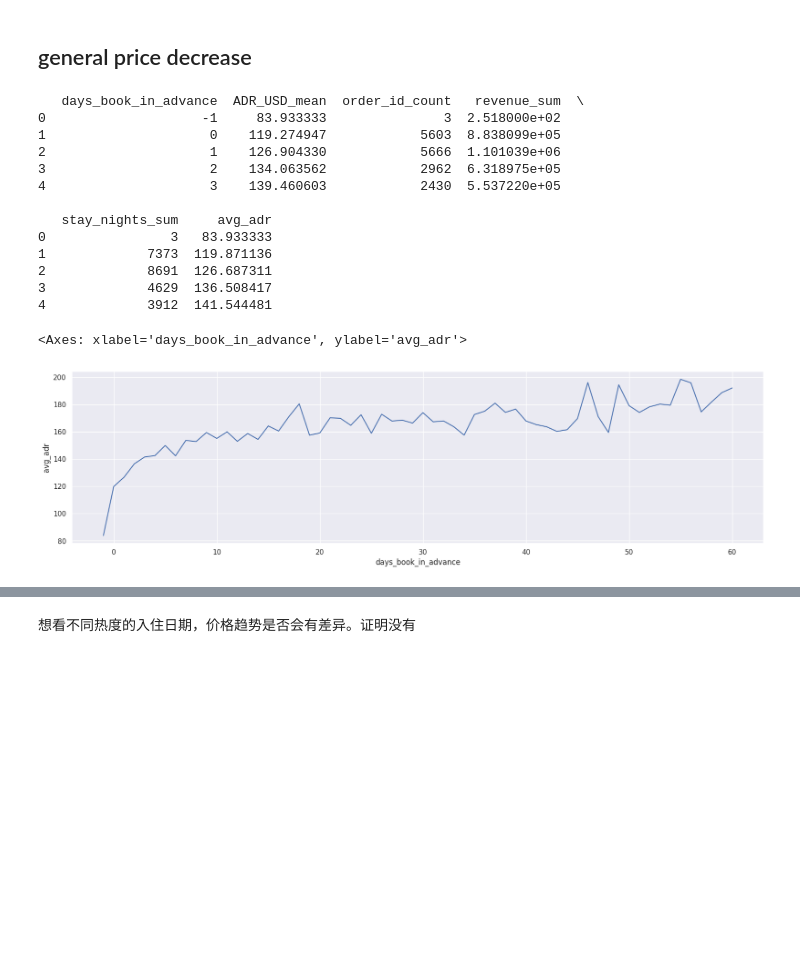
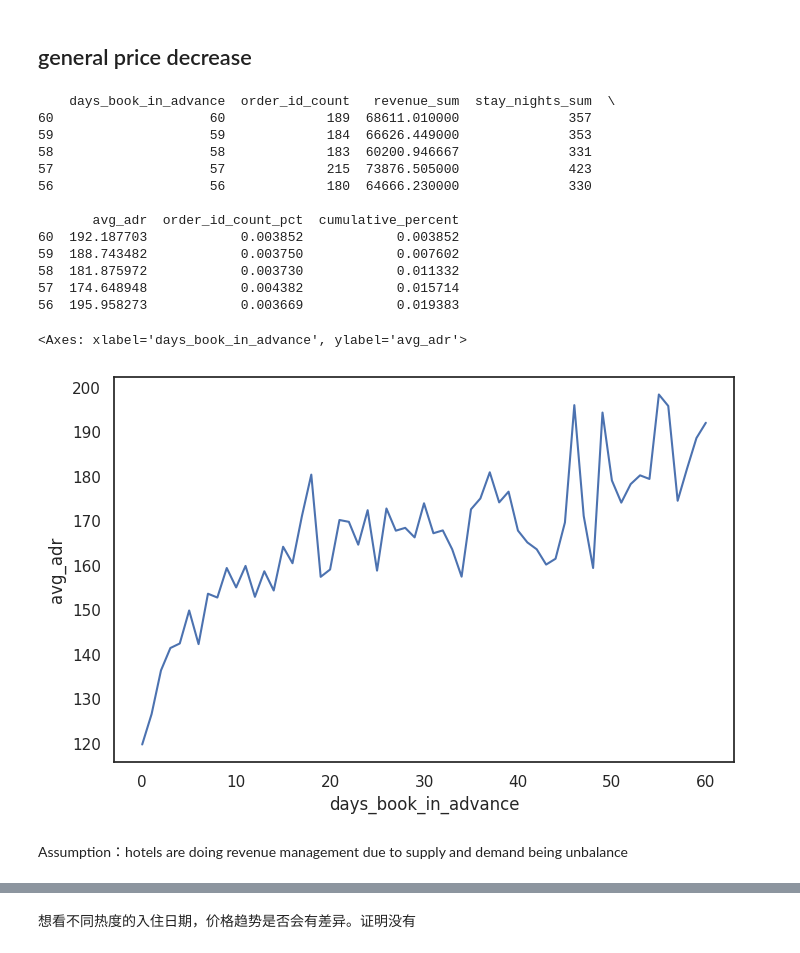
Before and after one commit to heimmer/profile, a Jupyter notebook: Case_Study.ipynb, the cells around one changed output, grey strips where cells are left out. Saved outputs shown, nothing was run; the diff lists cells and outputs as text; code cells hidden in the pictures; blank space fills up the shorter version.

```diff
--- a/Case_Study.ipynb
+++ b/Case_Study.ipynb
@@ -80,6 +81,7 @@ b = b.rename(columns={'accommadation_type_name':'accommodation_type_name'})
 def construct_dataset(df_read,city_name):
   df = df_read.copy()
   df['days_book_in_advance'] = (df['checkin_date'] - df['booking_date']).dt.days
+  df.loc[df['days_book_in_advance'] == -1, 'days_book_in_advance'] = 0
   df['weeks_book_in_advance'] = df['days_book_in_advance']//7+1
   df['stay_nights'] = (df['checkout_date'] - df['checkin_date']).dt.days
   df['booking_dow'] = df['booking_date'].dt.dayofweek+1
@@ -132,9 +127,0 @@ all_df.groupby(['hotel_id','checkin_date','star_rating','accommodation_type_name
-# %%
-groupby = ['hotel_id','star_rating','accommodation_type_name','chain_hotel','checkin_date']
-agg = {
-    'order_id':'count'
-   ,'stay_nights':'sum'
-   ,'revenue':'sum'
-}
-hotel_checkindate = agg_func(all_df,groupby,agg)
-hotel_checkindate.head()
@@ -177,31 +157,36 @@ def agg_func(df,groupby,agg,subgroup_pct=None):
 # %%
 groupby = ['days_book_in_advance']
 agg = {
-    'ADR_USD':'mean'
-    ,'order_id':'count'
+    'order_id':'count'
     ,'revenue':'sum'
     ,'stay_nights':'sum'
 }
 
 cohort = agg_func(all_df,groupby,agg)
 # cohort.pivot(index='weeks_book_in_advance',colunm='city',values='')
 cohort['avg_adr']=cohort['revenue_sum']/cohort['stay_nights_sum']
+cohort['order_id_count_pct'] = cohort['order_id_count']/cohort['order_id_count'].sum()
+cohort = cohort.sort_values(by='days_book_in_advance', ascending=False)
+cohort['cumulative_percent'] = cohort['order_id_count_pct'].cumsum()
 print(cohort.head())
 
-sns.lineplot(data=cohort,x='days_book_in_advance',y='avg_adr')
+sns.lineplot(data=cohort[cohort['days_book_in_advance']!=-1],x='days_book_in_advance',y='avg_adr')
 # %% [output]
-   days_book_in_advance  ADR_USD_mean  order_id_count   revenue_sum  \
-0                    -1     83.933333               3  2.518000e+02
-1                     0    119.274947            5603  8.838099e+05
-2                     1    126.904330            5666  1.101039e+06
-3                     2    134.063562            2962  6.318975e+05
-4                     3    139.460603            2430  5.537220e+05
+    days_book_in_advance  order_id_count   revenue_sum  stay_nights_sum  \
+60                    60             189  68611.010000              357
+59                    59             184  66626.449000              353
+58                    58             183  60200.946667              331
+57                    57             215  73876.505000              423
+56                    56             180  64666.230000              330
 
-   stay_nights_sum     avg_adr
-0                3   83.933333
-1             7373  119.871136
-2             8691  126.687311
-3             4629  136.508417
-4             3912  141.544481
+       avg_adr  order_id_count_pct  cumulative_percent
+60  192.187703            0.003852            0.003852
+59  188.743482            0.003750            0.007602
+58  181.875972            0.003730            0.011332
+57  174.648948            0.004382            0.015714
+56  195.958273            0.003669            0.019383
 <Axes: xlabel='days_book_in_advance', ylabel='avg_adr'>
-[figure, old version]
+[figure, new version]
+# %% [markdown]
+Assumption：hotels are doing revenue management due to supply and demand being
+unbalance
```
Also changed, not shown: parts of 102 cells of this notebook.
